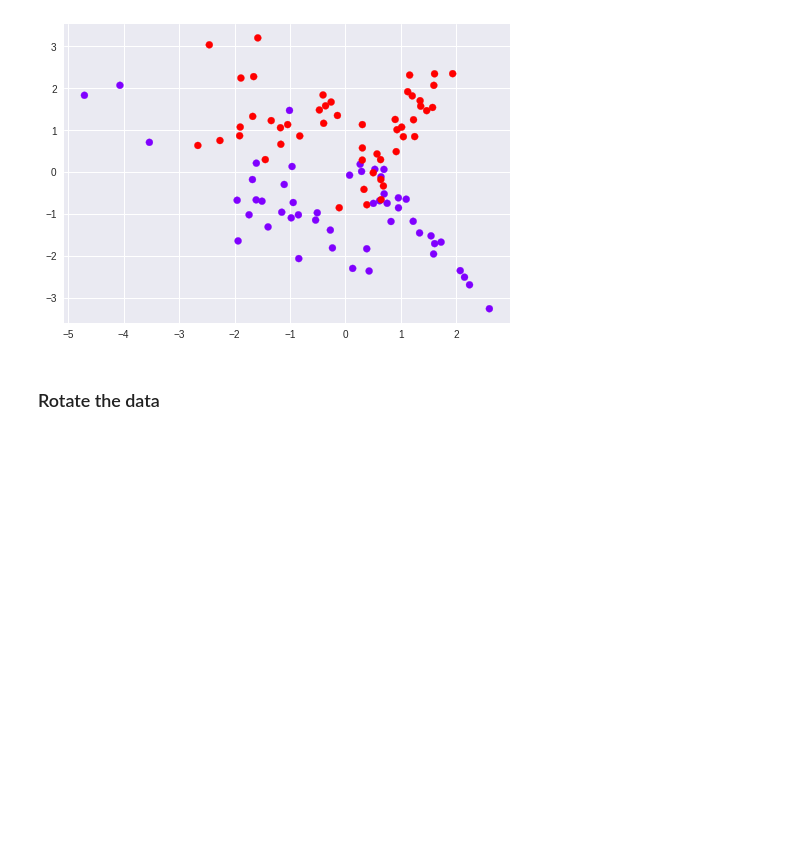
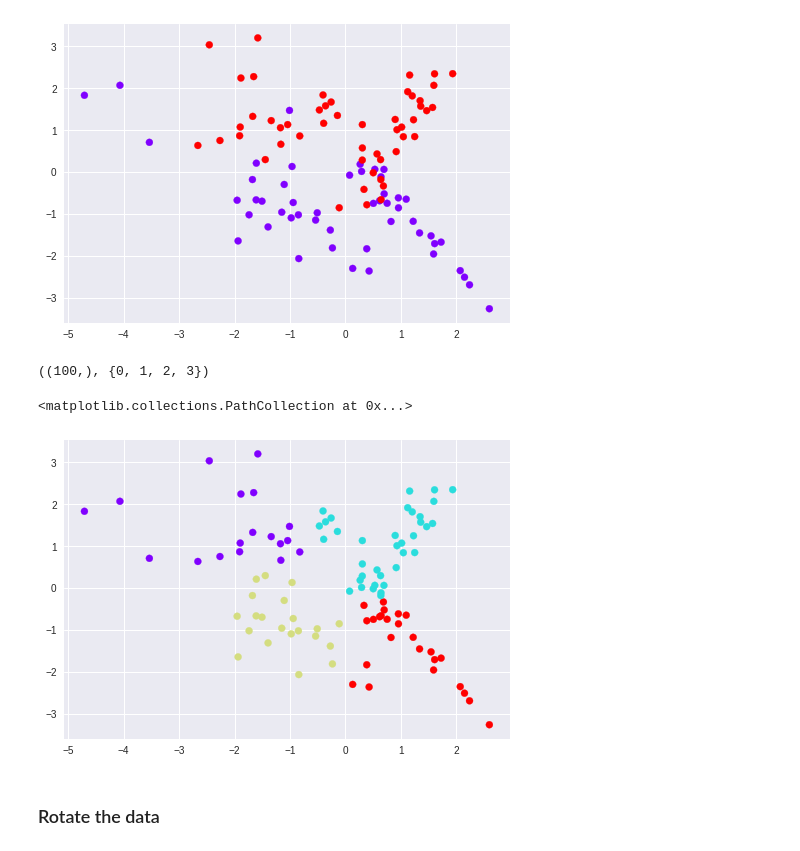
Before and after one commit to aakashv000/Machine-Learning-Lab-CS3103, a Jupyter notebook: Lab_5_Cross_Validation,_Bias_and_Variance.ipynb, the cells around one changed output. Saved outputs shown, nothing was run; the diff lists cells and outputs as text; code cells hidden in the pictures; blank space fills up the shorter version.

```diff
--- a/Lab_5_Cross_Validation,_Bias_and_Variance.ipynb
+++ b/Lab_5_Cross_Validation,_Bias_and_Variance.ipynb
@@ -290,6 +310,16 @@ plt.scatter(X[:, 0], X[:, 1], c=y, cmap=plt.cm.rainbow)
 # %% [output]
 <matplotlib.collections.PathCollection at 0x...>
 [figure]
+# %%
+y_pred = KMeans(n_clusters=4).fit_predict(X)
+y_pred.shape, set(y_pred)
+# %% [output]
+((100,), {0, 1, 2, 3})
+# %%
+plt.scatter(X[:, 0], X[:, 1], c=y_pred, cmap=plt.cm.rainbow)
+# %% [output]
+<matplotlib.collections.PathCollection at 0x...>
+[figure, added]
 # %% [markdown]
 ### Rotate the data
 # %%
```
Also changed, not shown: parts of 8 cells of this notebook.
